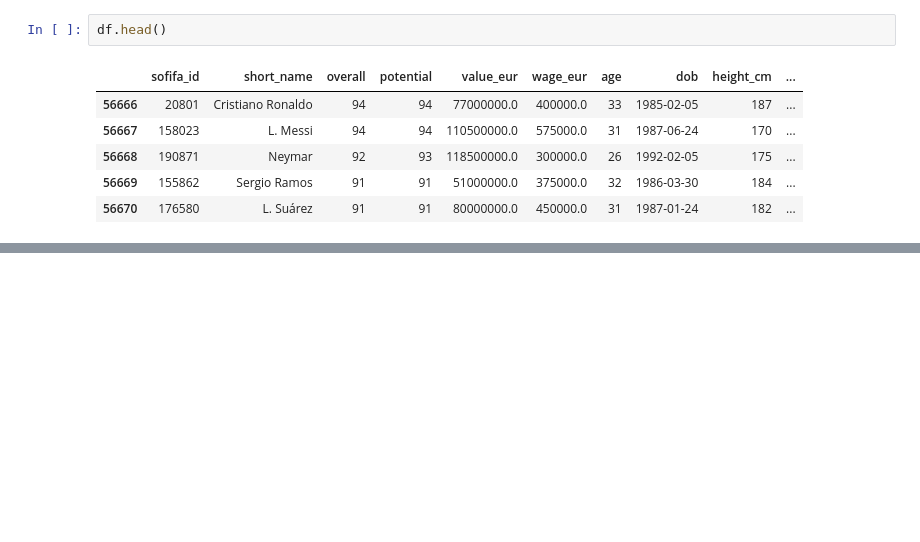
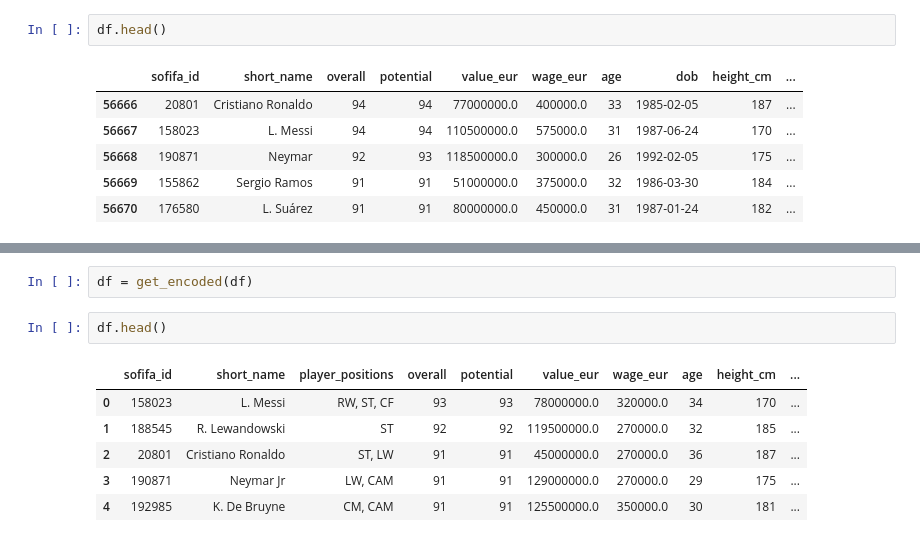
Before and after one commit to Jules-Ray-Kayla-Bert-Capstone-FiFA/fifa, a Jupyter notebook: Jules/jules_wrangle.ipynb, the cells around one changed output, grey strips where cells are left out. Saved outputs shown, nothing was run; the diff lists cells and outputs as text; blank space fills up the shorter version.

```diff
--- a/Jules/jules_wrangle.ipynb
+++ b/Jules/jules_wrangle.ipynb
@@ -352,0 +463,11 @@ def get_encoded(df):
+# %%
+df = get_encoded(df)
+# %%
+df.head()
+# %% [output]
+|  | sofifa_id | short_name | player_positions | overall | potential | value_eur | wage_eur | age | height_cm | ... |
+| 0 | 158023 | L. Messi | RW, ST, CF | 93 | 93 | 78000000.0 | 320000.0 | 34 | 170 | ... |
+| 1 | 188545 | R. Lewandowski | ST | 92 | 92 | 119500000.0 | 270000.0 | 32 | 185 | ... |
+| 2 | 20801 | Cristiano Ronaldo | ST, LW | 91 | 91 | 45000000.0 | 270000.0 | 36 | 187 | ... |
+| 3 | 190871 | Neymar Jr | LW, CAM | 91 | 91 | 129000000.0 | 270000.0 | 29 | 175 | ... |
+| 4 | 192985 | K. De Bruyne | CM, CAM | 91 | 91 | 125500000.0 | 350000.0 | 30 | 181 | ... |
```
Also changed, not shown: parts of 11 cells of this notebook.
